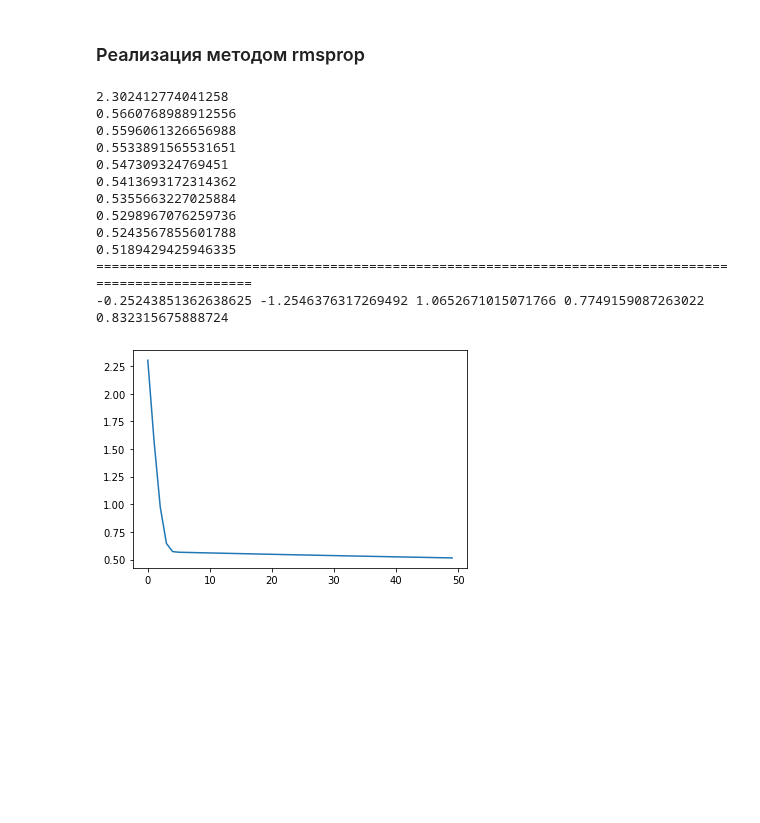
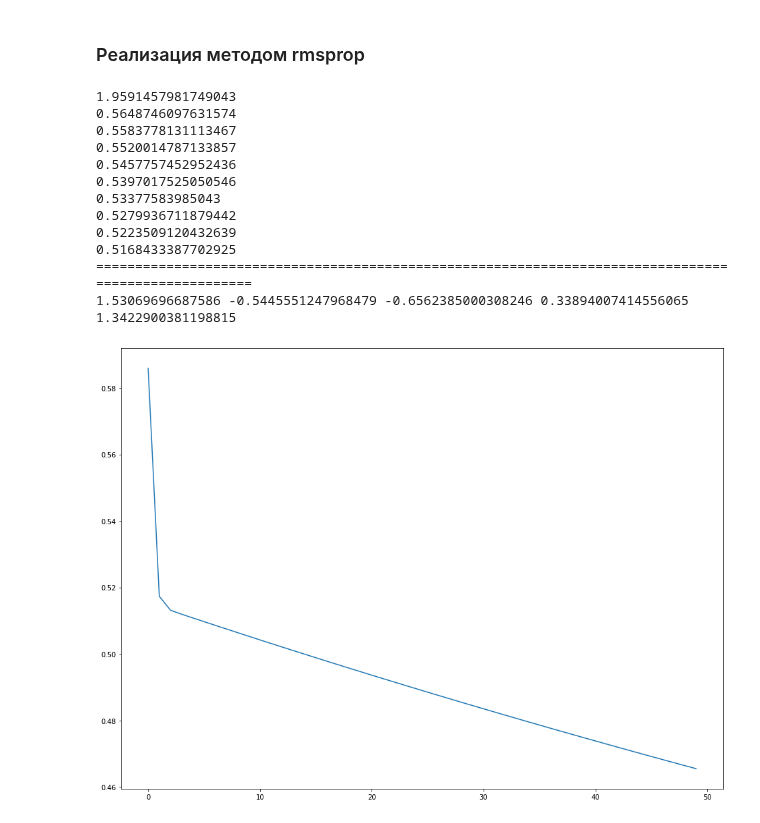
Before and after one commit to IvanAniskavets/Python_2.0, a Jupyter notebook: Machine_Learning/HW_lecture_3.ipynb, the cells around one changed output. Saved outputs shown, nothing was run; the diff lists cells and outputs as text; code cells hidden in the pictures; blank space fills up the shorter version.

```diff
--- a/Machine_Learning/HW_lecture_3.ipynb
+++ b/Machine_Learning/HW_lecture_3.ipynb
@@ -208,54 +274,61 @@ plt.plot(nest_loss);
 # %%
 x1, x2, x3, x4, y = data_iris.sepal_length, data_iris.sepal_width, data_iris.petal_length, data_iris.petal_width, data_iris.variety_num
 EPOCHS = 50
-lr =  0.05
+LEARNING_RATE =  0.05
 alpha = 0.7
 exp_avg_0, exp_avg_1, exp_avg_2, exp_avg_3, exp_avg_4 = 0, 0, 0, 0, 0
 eps = 1
 
-rmsp_loss = []
+rmsp_costs = []
+rmsp_preds = []
 theta = np.random.normal(size=(5,))
 
 for _ in range(EPOCHS):
 
     predictions = theta[0] + theta[1] * x1 + theta[2] * x2 + theta[3] * x3 + theta[4] * x4
+    rmsp_preds.append(predictions)
 
-    h = 1. / (1 + np.exp(-predictions))
-    loss = np.sum(((-y) * np.log(h)) - ((1 - y) * np.log(1 - h))) / len(predictions)
-    rmsp_loss.append(loss)
+    sigmoid = 1. / (1 + np.exp(-predictions))
+    cost = np.sum(((-y) * np.log(sigmoid)) - ((1 - y) * np.log(1 - sigmoid))) / len(predictions)
+    rmsp_costs.append(cost)
 
-    exp_avg_0 = (alpha * exp_avg_0) + (lr*(1-alpha)) * ((np.sum(h - y) / len(predictions))**2)
-    exp_avg_1 = (alpha * exp_avg_1) + (lr*(1-alpha)) * ((np.sum(x1 * (h - y)) / len(predictions))**2)
-    exp_avg_2 = (alpha * exp_avg_2) + (lr*(1-alpha)) * ((np.sum(x2 * (h - y)) / len(predictions))**2)
-    exp_avg_3 = (alpha * exp_avg_3) + (lr*(1-alpha)) * ((np.sum(x3 * (h - y)) / len(predictions))**2)
-    exp_avg_4 = (alpha * exp_avg_4) + (lr*(1-alpha)) * ((np.sum(x4 * (h - y)) / len(predictions))**2)
+        # находим новые точки (тетты)
+    gradients = sigmoid - y
+
+    exp_avg_0 = (alpha * exp_avg_0) + (LEARNING_RATE*(1-alpha)) * ((np.sum(gradients) / len(predictions))**2)
+    exp_avg_1 = (alpha * exp_avg_1) + (LEARNING_RATE*(1-alpha)) * ((np.sum(x1 * gradients) / len(predictions))**2)
+    exp_avg_2 = (alpha * exp_avg_2) + (LEARNING_RATE*(1-alpha)) * ((np.sum(x2 * gradients) / len(predictions))**2)
+    exp_avg_3 = (alpha * exp_avg_3) + (LEARNING_RATE*(1-alpha)) * ((np.sum(x3 * gradients) / len(predictions))**2)
+    exp_avg_4 = (alpha * exp_avg_4) + (LEARNING_RATE*(1-alpha)) * ((np.sum(x4 * gradients) / len(predictions))**2)
 
 
-    theta[0] -= (lr / np.sqrt(exp_avg_0 + eps)) * (np.sum(h - y) / len(predictions))
-    theta[1] -= (lr / np.sqrt(exp_avg_1 + eps)) * (np.sum(x1 * (h - y)) / len(predictions))
-    theta[2] -= (lr / np.sqrt(exp_avg_2 + eps)) * (np.sum(x2 * (h - y)) / len(predictions))
-    theta[3] -= (lr / np.sqrt(exp_avg_3 + eps)) * (np.sum(x3 * (h - y)) / len(predictions))
-    theta[4] -= (lr / np.sqrt(exp_avg_4 + eps)) * (np.sum(x4 * (h - y)) / len(predictions))
+    theta[0] -= (LEARNING_RATE / np.sqrt(exp_avg_0 + eps)) * (np.sum(gradients) / len(predictions))
+    theta[1] -= (LEARNING_RATE / np.sqrt(exp_avg_1 + eps)) * (np.sum(x1 * gradients) / len(predictions))
+    theta[2] -= (LEARNING_RATE / np.sqrt(exp_avg_2 + eps)) * (np.sum(x2 * gradients) / len(predictions))
+    theta[3] -= (LEARNING_RATE / np.sqrt(exp_avg_3 + eps)) * (np.sum(x3 * gradients) / len(predictions))
+    theta[4] -= (LEARNING_RATE / np.sqrt(exp_avg_4 + eps)) * (np.sum(x4 * gradients) / len(predictions))
 
     if _ % 5 == 0:
-        print(loss)
+        print(cost)
 
 print('=====================================================================================================')
 print(theta[0], theta[1], theta[2], theta[3], theta[4])
 # %% [output]
-2.302412774041258
-0.5660768988912556
-0.5596061326656988
-0.5533891565531651
-0.547309324769451
-0.5413693172314362
-0.5355663227025884
-0.5298967076259736
-0.5243567855601788
-0.5189429425946335
+1.9591457981749043
+0.5648746097631574
+0.5583778131113467
+0.5520014787133857
+0.5457757452952436
+0.5397017525050546
+0.53377583985043
+0.5279936711879442
+0.5223509120432639
+0.5168433387702925
 =====================================================================================================
--0.25243851362638625 -1.2546376317269492 1.0652671015071766 0.7749159087263022 0.832315675888724
+1.53069696687586 -0.5445551247968479 -0.6562385000308246 0.33894007414556065 1.3422900381198815
 # %%
-plt.plot(rmsp_loss);
+plt.figure(figsize=(16,12))
+plt.plot(rmsp_costs)
+plt.show();
 # %% [output]
-[figure, old version]
+[figure, new version]
```
Also changed, not shown: parts of 9 cells of this notebook.
